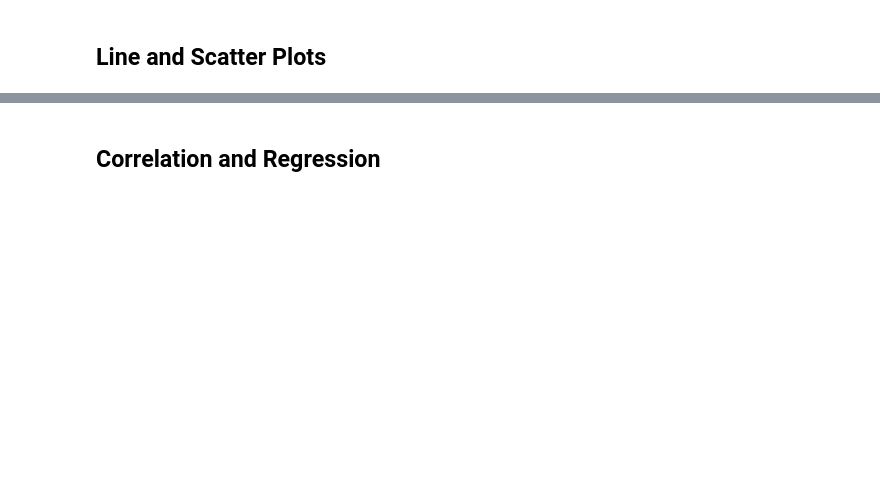
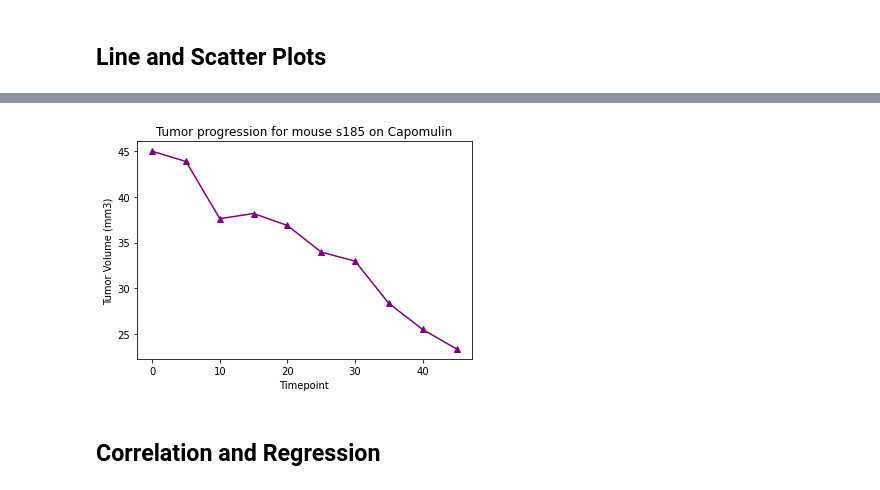
Before and after one commit to acsours/matplotlib-homework, a Jupyter notebook: pymaceuticals_starter.ipynb, the cells around one changed output, grey strips where cells are left out. Saved outputs shown, nothing was run; the diff lists cells and outputs as text; code cells hidden in the pictures; blank space fills up the shorter version.

```diff
--- a/pymaceuticals_starter.ipynb
+++ b/pymaceuticals_starter.ipynb
@@ -365,15 +300,16 @@ cap_mouse_df
 # %%
-# generate line plot of tumor volume vs time point for mouse s185
-# y axis = tumor volume
-cap_mouse_tumor_volume=cap_mouse_df['Tumor Volume (mm3)']
-# x axis = timepoint
-cap_timepoint=cap_mouse_df['Timepoint']
+# Generate line plot of tumor volume vs time point for mouse s185
 
-plt.plot(cap_timepoint, cap_mouse_tumor_volume, marker='^', color='purple')
+y_axis=cap_mouse_df['Tumor Volume (mm3)']
+x_axis=cap_mouse_df['Timepoint']
+
+plt.plot(x_axis, y_axis, marker='^', color='purple')
 plt.ylabel('Tumor Volume (mm3)')
 plt.xlabel('Timepoint')
 plt.title('Tumor progression for mouse s185 on Capomulin')
 plt.show()
+# %% [output]
+[figure, added]
 # %% [markdown]
 ## Correlation and Regression
 # %%
```
Also changed, not shown: parts of 21 cells of this notebook.
